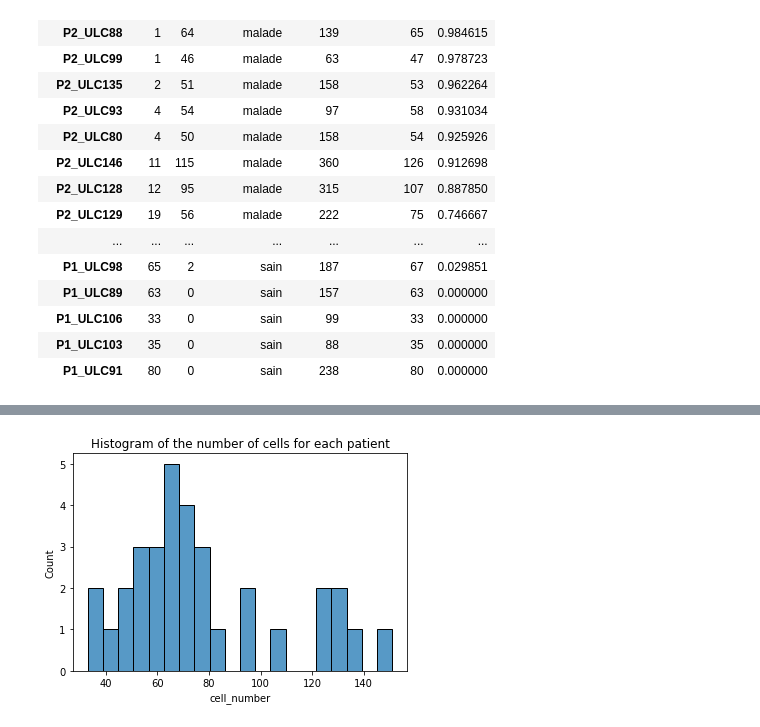
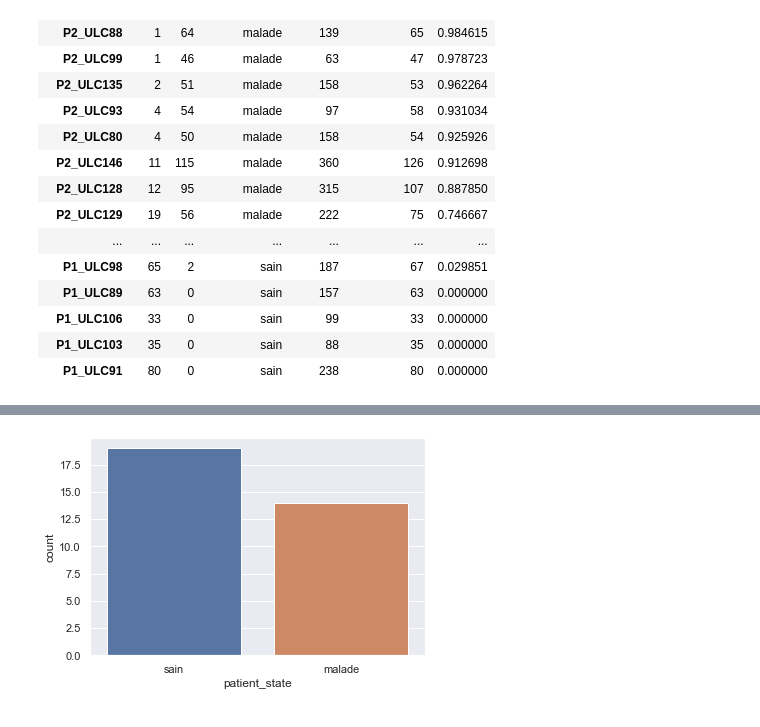
Before and after one commit to AntoninDuval/Predict-leukemia, a Jupyter notebook: Exploration.ipynb, the cells around one changed output, grey strips where cells are left out. Saved outputs shown, nothing was run; the diff lists cells and outputs as text; code cells hidden in the pictures.

```diff
--- a/Exploration.ipynb
+++ b/Exploration.ipynb
@@ -111,7 +115,7 @@ sns.catplot(x="patient_state", y="ratio_B", data=cell_count)
-# %%
-a = sns.histplot(cell_count['cell_number'], bins=20).set_title("Histogram of the number of cells for each patient")
-# %% [output]
-[figure, removed]
+# %%
+a = sns.countplot(cell_count['patient_state'])
+# %% [output]
+[figure, added]
 # %%
 plot = sns.barplot(data=cell_count, x="patient_state",y="cell_number")\
             .set_title('Nombre de cellules acquise par patient en fonction de sa condition')
```
Also changed, not shown: parts of 7 cells of this notebook, 2 other files.
